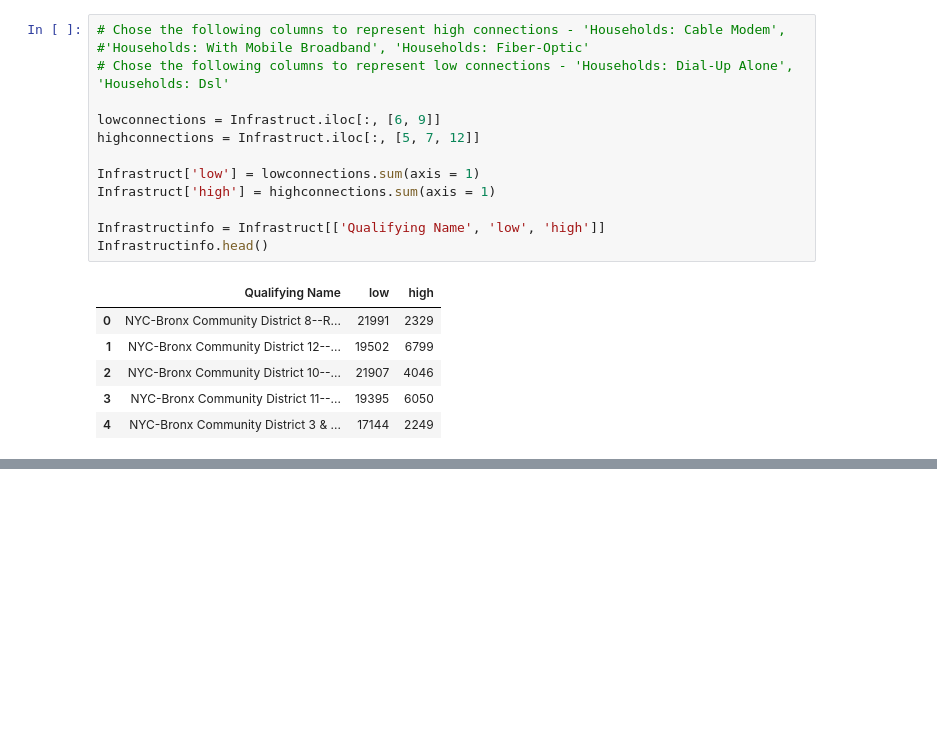
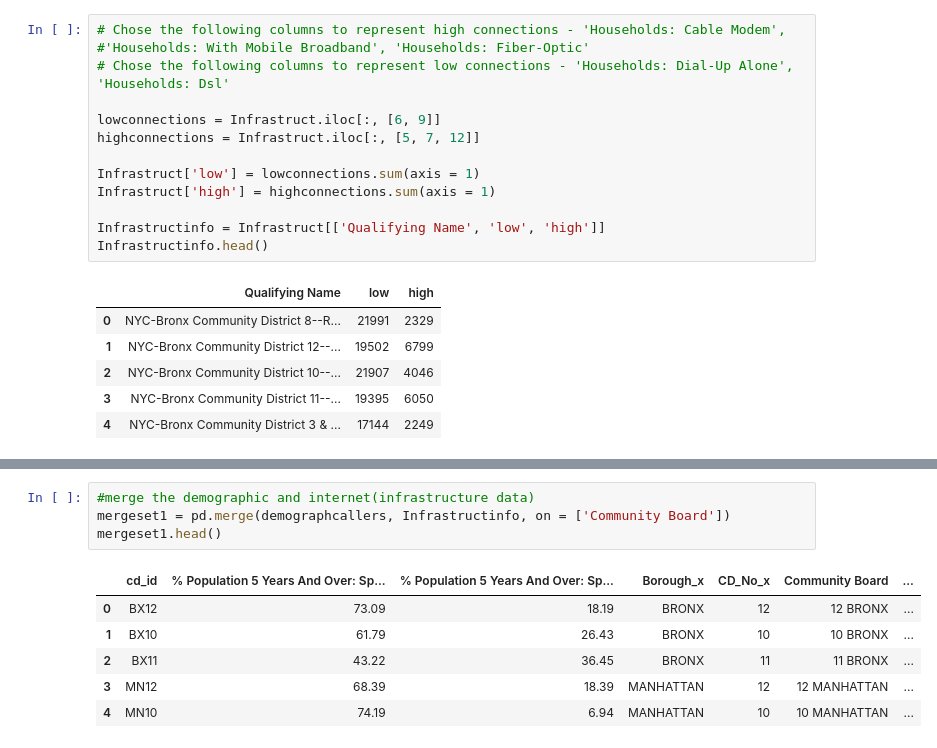
Before and after one commit to kdr276/PUI2016_kdr276, a Jupyter notebook: HW8_kdr276/Assignment_1.ipynb, the cells around one changed output, grey strips where cells are left out. Cells and saved outputs as stored; diff of their text form; blank space fills up the shorter version.

```diff
--- a/HW8_kdr276/Assignment_1.ipynb
+++ b/HW8_kdr276/Assignment_1.ipynb
@@ -408,0 +548,11 @@ Infrastructinfo.head()
+# %%
+#merge the demographic and internet(infrastructure data)
+mergeset1 = pd.merge(demographcallers, Infrastructinfo, on = ['Community Board'])
+mergeset1.head()
+# %% [output]
+|  | cd_id | % Population 5 Years And Over: Sp... | % Population 5 Years And Over: Sp... | Borough_x | CD_No_x | Community Board | ... |
+| 0 | BX12 | 73.09 | 18.19 | BRONX | 12 | 12 BRONX | ... |
+| 1 | BX10 | 61.79 | 26.43 | BRONX | 10 | 10 BRONX | ... |
+| 2 | BX11 | 43.22 | 36.45 | BRONX | 11 | 11 BRONX | ... |
+| 3 | MN12 | 68.39 | 18.39 | MANHATTAN | 12 | 12 MANHATTAN | ... |
+| 4 | MN10 | 74.19 | 6.94 | MANHATTAN | 10 | 10 MANHATTAN | ... |
```
Also changed, not shown: parts of 11 cells of this notebook.
